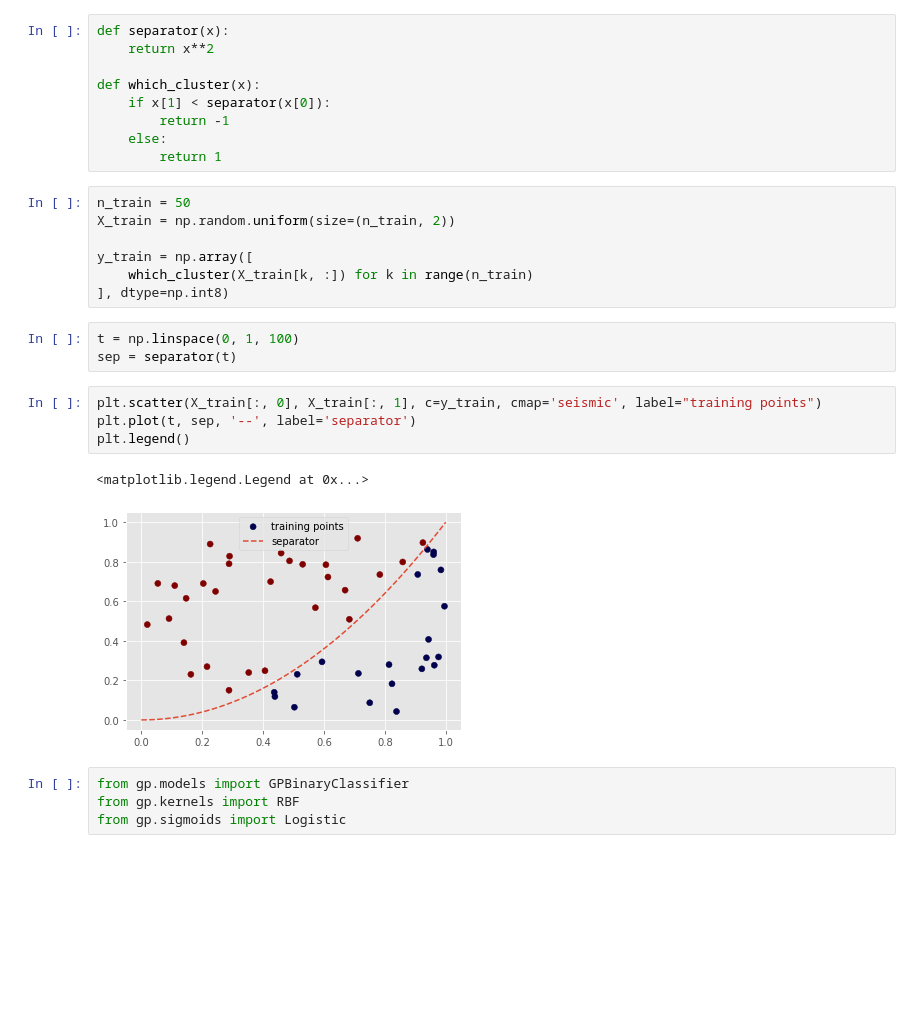
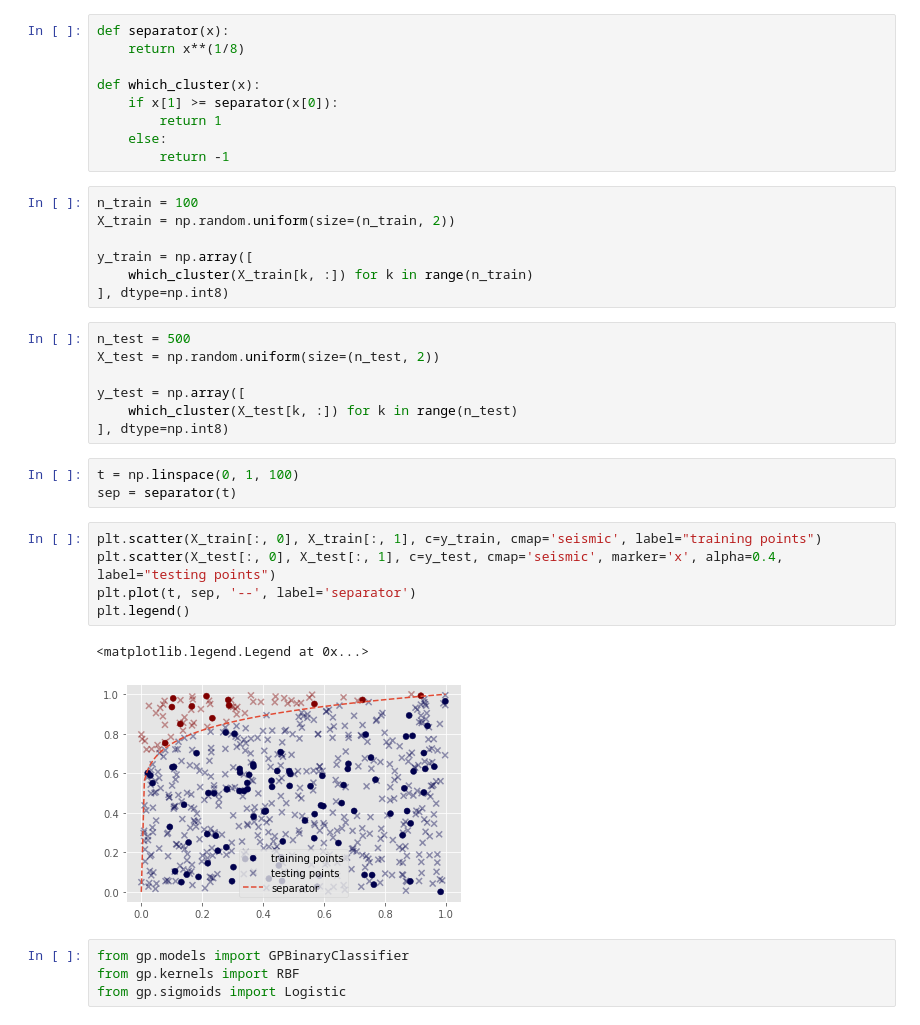
Before and after one commit to pjpollot/gp_sandbox, a Jupyter notebook: examples/classification.ipynb, the cells around one changed output. Saved outputs shown, nothing was run; the diff lists cells and outputs as text; blank space fills up the shorter version.

```diff
--- a/examples/classification.ipynb
+++ b/examples/classification.ipynb
@@ -12,30 +12,38 @@ plt.style.use("ggplot")
 %matplotlib inline
 # %%
 def separator(x):
-    return x**2
+    return x**(1/8)
 
 def which_cluster(x):
-    if x[1] < separator(x[0]):
+    if x[1] >= separator(x[0]):
+        return 1
+    else:
         return -1
-    else:
-        return 1
 # %%
-n_train = 50
+n_train = 100
 X_train = np.random.uniform(size=(n_train, 2))
 
 y_train = np.array([
     which_cluster(X_train[k, :]) for k in range(n_train)
 ], dtype=np.int8)
+# %%
+n_test = 500
+X_test = np.random.uniform(size=(n_test, 2))
+
+y_test = np.array([
+    which_cluster(X_test[k, :]) for k in range(n_test)
+], dtype=np.int8)
 # %%
 t = np.linspace(0, 1, 100)
 sep = separator(t)
 # %%
 plt.scatter(X_train[:, 0], X_train[:, 1], c=y_train, cmap='seismic', label="training points")
+plt.scatter(X_test[:, 0], X_test[:, 1], c=y_test, cmap='seismic', marker='x', alpha=0.4, label="testing points")
 plt.plot(t, sep, '--', label='separator')
 plt.legend()
 # %% [output]
 <matplotlib.legend.Legend at 0x...>
-[figure, old version]
+[figure, new version]
 # %%
 from gp.models import GPBinaryClassifier
 from gp.kernels import RBF
```
Also changed, not shown: parts of 5 cells of this notebook, 1 other file.
